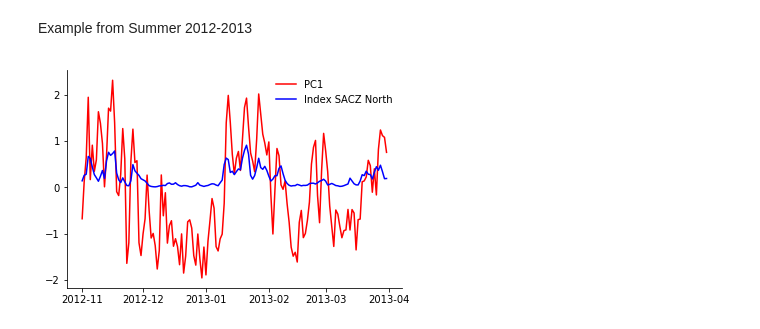
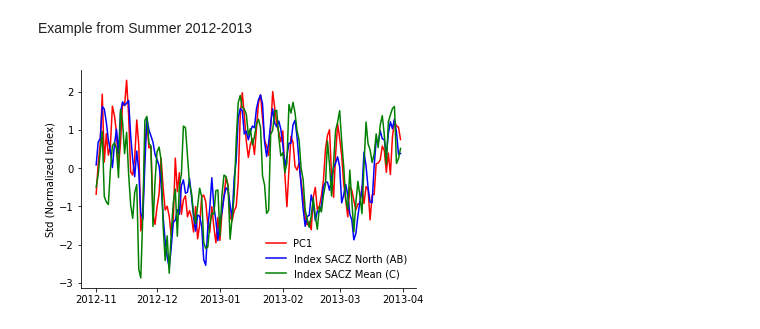
Before and after one commit to davidmnielsen/hugo_sacz_indices, a Jupyter notebook: Hugo_SACZ_Index_Correlations.ipynb, the cells around one changed output. Saved outputs shown, nothing was run; the diff lists cells and outputs as text; code cells hidden in the pictures.

Commit message:
normalize indices

```diff
--- a/Hugo_SACZ_Index_Correlations.ipynb
+++ b/Hugo_SACZ_Index_Correlations.ipynb
@@ -30,0 +63,4 @@ data.head()
+# %%
+data['AB'] = ps.standardize(stats.boxcox(data['AB'].values, 0))
+data['C']  = ps.standardize(stats.boxcox(data['C'] .values, 0))
+data['DE'] = ps.standardize(stats.boxcox(data['DE'].values, 0))
@@ -256,15 +323,17 @@ Example from Summer 2012-2013
 # %%
 ex2012_2013 = data[((data['Dia'].dt.year==2012) & (data['Dia'].dt.month>10)) |\
                    ((data['Dia'].dt.year==2013) & (data['Dia'].dt.month<4))]
 
 fig = plt.figure(figsize=(6,4))
 ax = fig.add_subplot(111)
 ps.nospines(ax)
 plt.plot(ex2012_2013['Dia'], ex2012_2013['PC1'].values, c='r', label='PC1')
-plt.plot(ex2012_2013['Dia'], ex2012_2013['AB'].values, c='b', label='Index SACZ North')
+plt.plot(ex2012_2013['Dia'], ex2012_2013['AB'].values, c='b', label='Index SACZ North (AB)')
+plt.plot(ex2012_2013['Dia'], ex2012_2013['C'].values,  c='g', label='Index SACZ Mean (C)')
+plt.ylabel('Std (Normalized Index)')
 plt.legend(frameon=False)
 plt.show()
 
 fig.savefig('Example_2012-2013.png', dpi=300)
 # %% [output]
-[figure, old version]
+[figure, new version]
```
Also changed, not shown: parts of 12 cells of this notebook, 7 other files.
